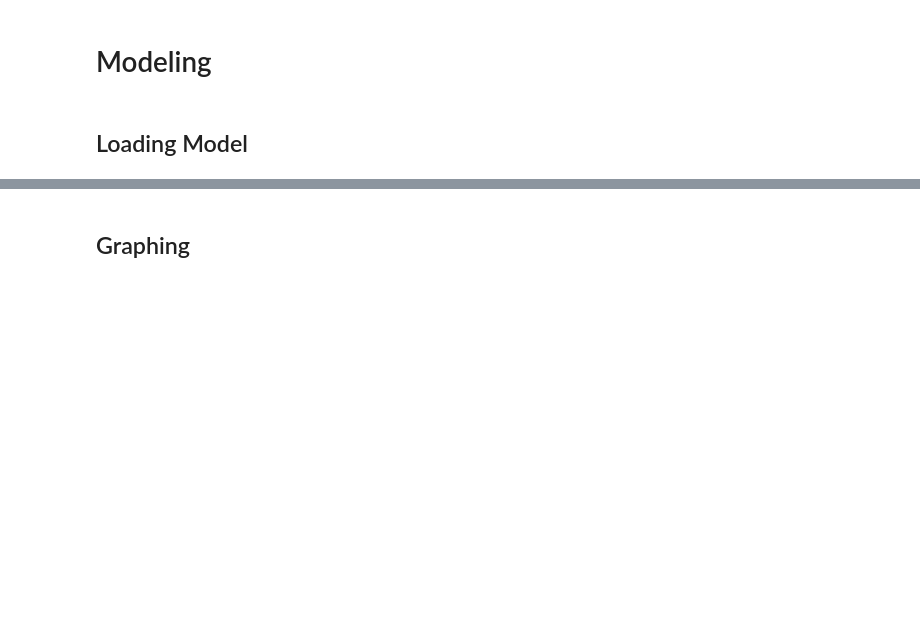
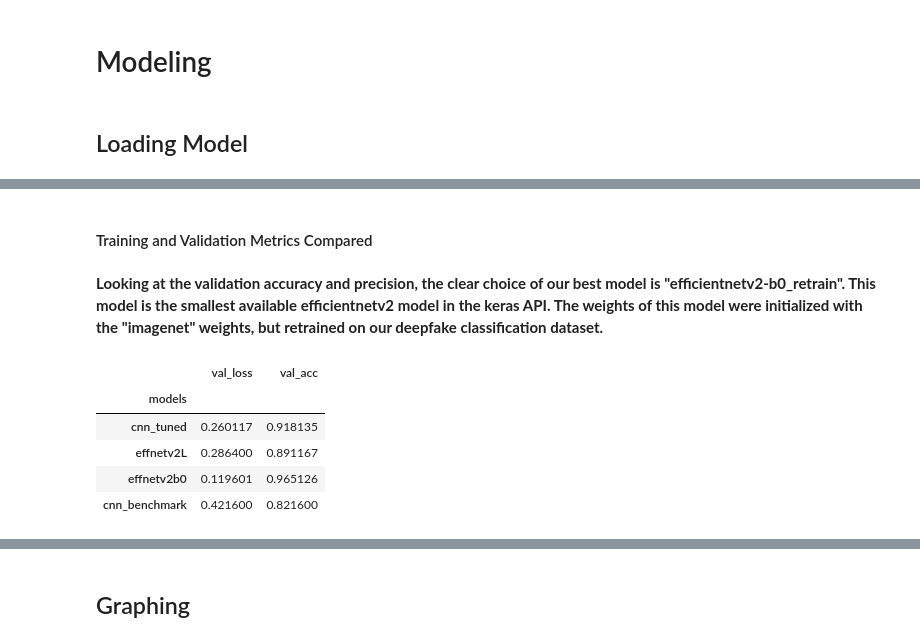
Before and after one commit to annabchox/deepfake-detector, a Jupyter notebook: Code/Main/Testing/Best_Models_NN.ipynb, the cells around one changed output, grey strips where cells are left out. Saved outputs shown, nothing was run; the diff lists cells and outputs as text; code cells hidden in the pictures; blank space fills up the shorter version.

```diff
--- a/Code/Main/Testing/Best_Models_NN.ipynb
+++ b/Code/Main/Testing/Best_Models_NN.ipynb
@@ -57,0 +73,2 @@ model = config.load_trained_model(model_path, weights_path)
+# %% [markdown]
+#### Training and Validation Metrics Compared
@@ -57,0 +77,11 @@ model = config.load_trained_model(model_path, weights_path)
+# %% [markdown]
+**Looking at the validation accuracy and precision, the clear choice of our best model is "efficientnetv2-b0_retrain". This model is the smallest available efficientnetv2 model in the keras API. The weights of this model were initialized with the "imagenet" weights, but retrained on our deepfake classification dataset.**
+# %%
+df[["val_loss", "val_acc"]]
+# %% [output]
+|  | val_loss | val_acc |
+| models |  |  |
+| cnn_tuned | 0.260117 | 0.918135 |
+| effnetv2L | 0.286400 | 0.891167 |
+| effnetv2b0 | 0.119601 | 0.965126 |
+| cnn_benchmark | 0.421600 | 0.821600 |
```
Also changed, not shown: parts of 20 cells of this notebook, 4 other files.
